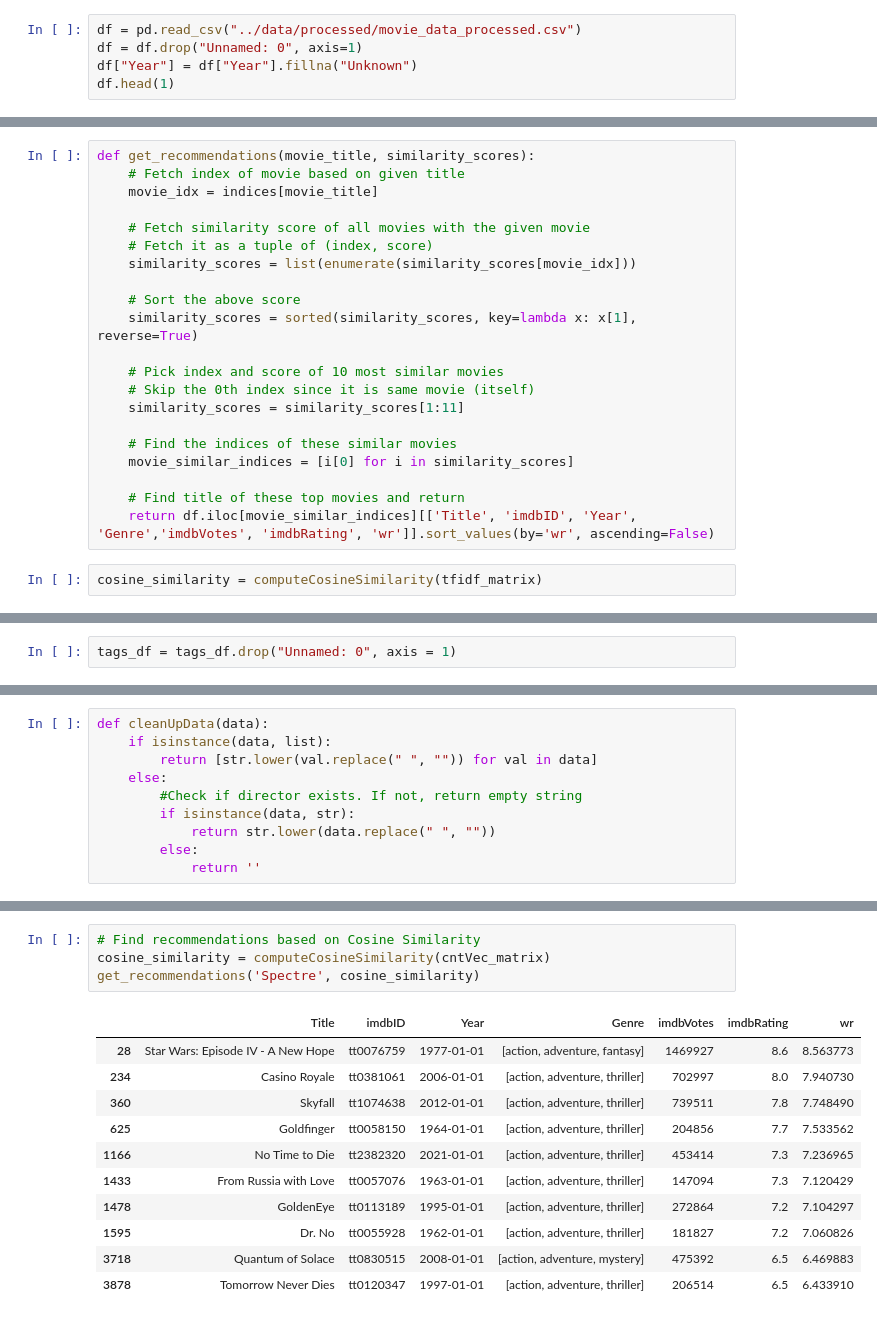
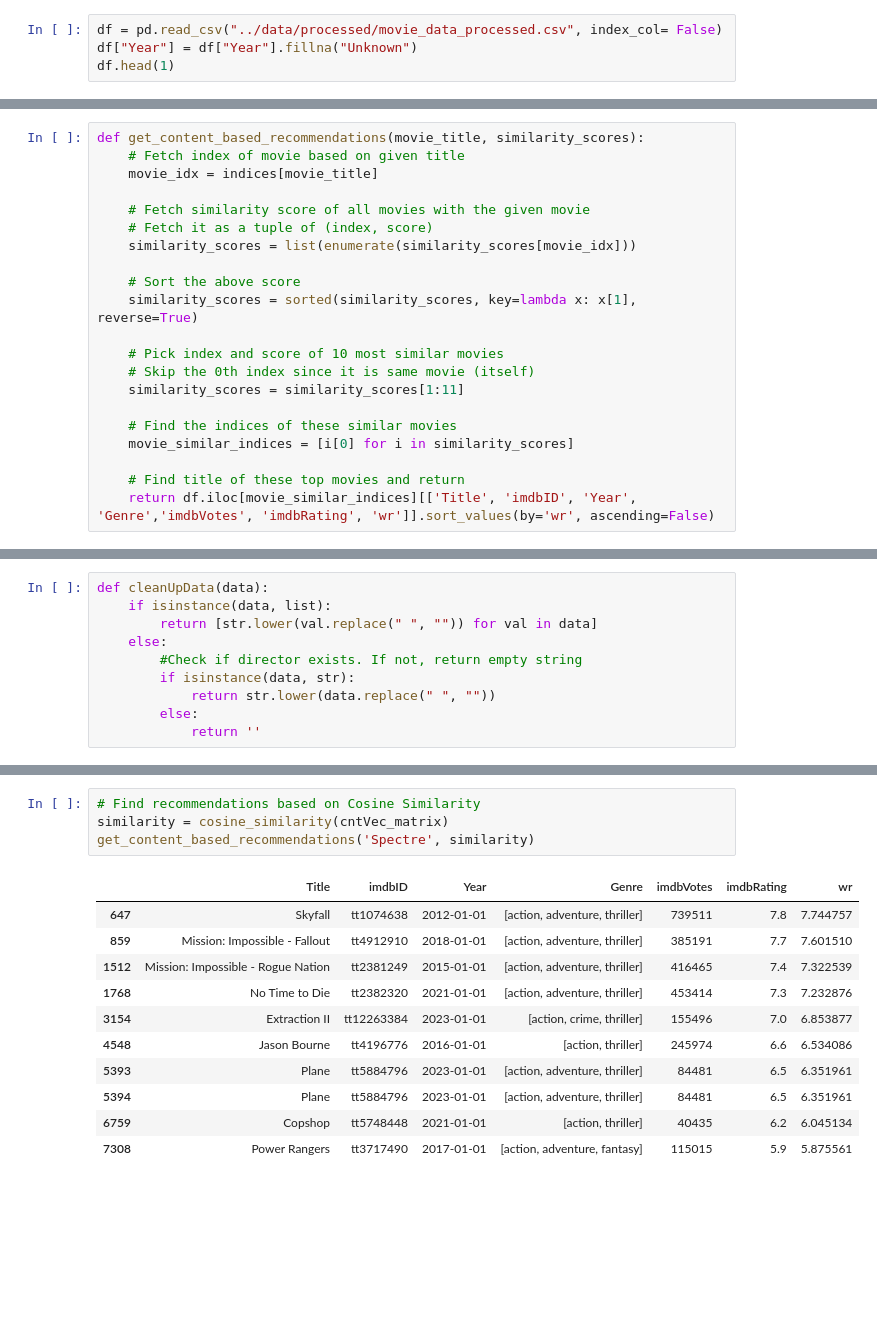
Before and after one commit to NgHoangQuan2204/Recommendation-System, a Jupyter notebook: notebooks/recommendation-system.ipynb, the cells around one changed output, grey strips where cells are left out. Cells and saved outputs as stored; diff of their text form; blank space fills up the shorter version.

```diff
--- a/notebooks/recommendation-system.ipynb
+++ b/notebooks/recommendation-system.ipynb
@@ -6,6 +7,5 @@ from sklearn.metrics.pairwise import linear_kernel
 # %%
-df = pd.read_csv("../data/processed/movie_data_processed.csv")
-df = df.drop("Unnamed: 0", axis=1)
+df = pd.read_csv("../data/processed/movie_data_processed.csv", index_col= False)
 df["Year"] = df["Year"].fillna("Unknown")
 df.head(1)
 # %% [output]
@@ -142,7 +142,7 @@ Length: 6479, dtype: int64
 #     movie_indices = [i[0] for i in sim_scores]
 #     return df.iloc[movie_indices][['Title', 'imdbID', 'Year', 'Genre','imdbVotes', 'imdbRating', 'wr']].sort_values(by='wr', ascending=False)
 # %%
-def get_recommendations(movie_title, similarity_scores):
+def get_content_based_recommendations(movie_title, similarity_scores):
     # Fetch index of movie based on given title
     movie_idx = indices[movie_title]
 
@@ -162,5 +162,3 @@ def get_recommendations(movie_title, similarity_scores):
 
     # Find title of these top movies and return
     return df.iloc[movie_similar_indices][['Title', 'imdbID', 'Year', 'Genre','imdbVotes', 'imdbRating', 'wr']].sort_values(by='wr', ascending=False)
-# %%
-cosine_similarity = computeCosineSimilarity(tfidf_matrix)
@@ -181,7 +181,5 @@ get_recommendations('The Dark Knight', cosine_similarity)
 # %%
 tags_df = pd.read_csv('../data/processed/tags_processed.csv')
-# %%
-tags_df = tags_df.drop("Unnamed: 0", axis = 1)
 # %%
 tags_df.info()
 # %% [output]
@@ -353,16 +352,16 @@ Most frequently occuring words in plot overview:
 # %%
 # Find recommendations based on Cosine Similarity
-cosine_similarity = computeCosineSimilarity(cntVec_matrix)
-get_recommendations('Spectre', cosine_similarity)
+similarity = cosine_similarity(cntVec_matrix)
+get_content_based_recommendations('Spectre', similarity)
 # %% [output]
 |  | Title | imdbID | Year | Genre | imdbVotes | imdbRating | wr |
-| 28 | Star Wars: Episode IV - A New Hope | tt0076759 | 1977-01-01 | [action, adventure, fantasy] | 1469927 | 8.6 | 8.563773 |
-| 234 | Casino Royale | tt0381061 | 2006-01-01 | [action, adventure, thriller] | 702997 | 8.0 | 7.940730 |
-| 360 | Skyfall | tt1074638 | 2012-01-01 | [action, adventure, thriller] | 739511 | 7.8 | 7.748490 |
-| 625 | Goldfinger | tt0058150 | 1964-01-01 | [action, adventure, thriller] | 204856 | 7.7 | 7.533562 |
-| 1166 | No Time to Die | tt2382320 | 2021-01-01 | [action, adventure, thriller] | 453414 | 7.3 | 7.236965 |
-| 1433 | From Russia with Love | tt0057076 | 1963-01-01 | [action, adventure, thriller] | 147094 | 7.3 | 7.120429 |
-| 1478 | GoldenEye | tt0113189 | 1995-01-01 | [action, adventure, thriller] | 272864 | 7.2 | 7.104297 |
-| 1595 | Dr. No | tt0055928 | 1962-01-01 | [action, adventure, thriller] | 181827 | 7.2 | 7.060826 |
-| 3718 | Quantum of Solace | tt0830515 | 2008-01-01 | [action, adventure, mystery] | 475392 | 6.5 | 6.469883 |
-| 3878 | Tomorrow Never Dies | tt0120347 | 1997-01-01 | [action, adventure, thriller] | 206514 | 6.5 | 6.433910 |
+| 647 | Skyfall | tt1074638 | 2012-01-01 | [action, adventure, thriller] | 739511 | 7.8 | 7.744757 |
+| 859 | Mission: Impossible - Fallout | tt4912910 | 2018-01-01 | [action, adventure, thriller] | 385191 | 7.7 | 7.601510 |
+| 1512 | Mission: Impossible - Rogue Nation | tt2381249 | 2015-01-01 | [action, adventure, thriller] | 416465 | 7.4 | 7.322539 |
+| 1768 | No Time to Die | tt2382320 | 2021-01-01 | [action, adventure, thriller] | 453414 | 7.3 | 7.232876 |
+| 3154 | Extraction II | tt12263384 | 2023-01-01 | [action, crime, thriller] | 155496 | 7.0 | 6.853877 |
+| 4548 | Jason Bourne | tt4196776 | 2016-01-01 | [action, thriller] | 245974 | 6.6 | 6.534086 |
+| 5393 | Plane | tt5884796 | 2023-01-01 | [action, adventure, thriller] | 84481 | 6.5 | 6.351961 |
+| 5394 | Plane | tt5884796 | 2023-01-01 | [action, adventure, thriller] | 84481 | 6.5 | 6.351961 |
+| 6759 | Copshop | tt5748448 | 2021-01-01 | [action, thriller] | 40435 | 6.2 | 6.045134 |
+| 7308 | Power Rangers | tt3717490 | 2017-01-01 | [action, adventure, fantasy] | 115015 | 5.9 | 5.875561 |
```
Also changed, not shown: parts of 30 cells of this notebook, 5 other files.
